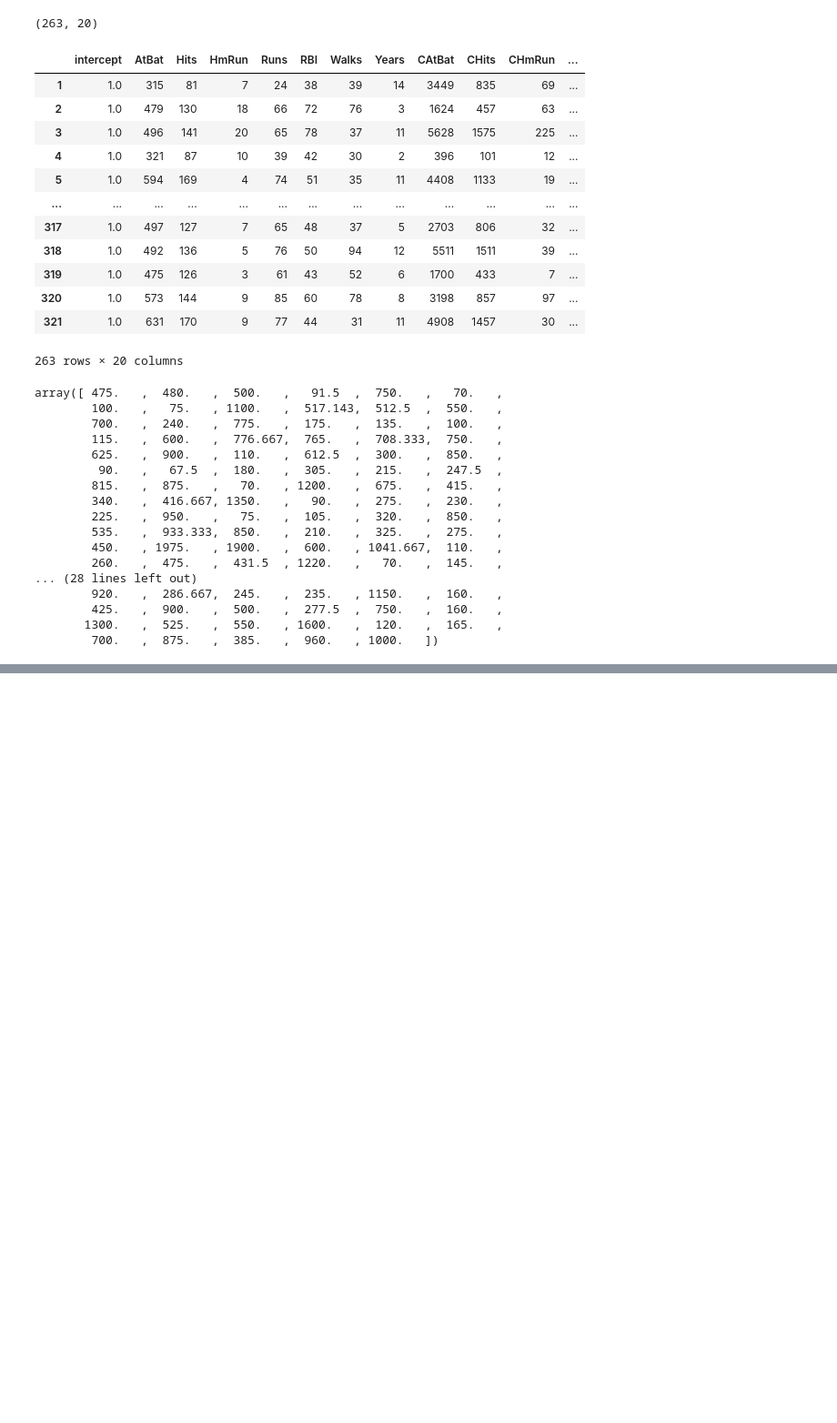
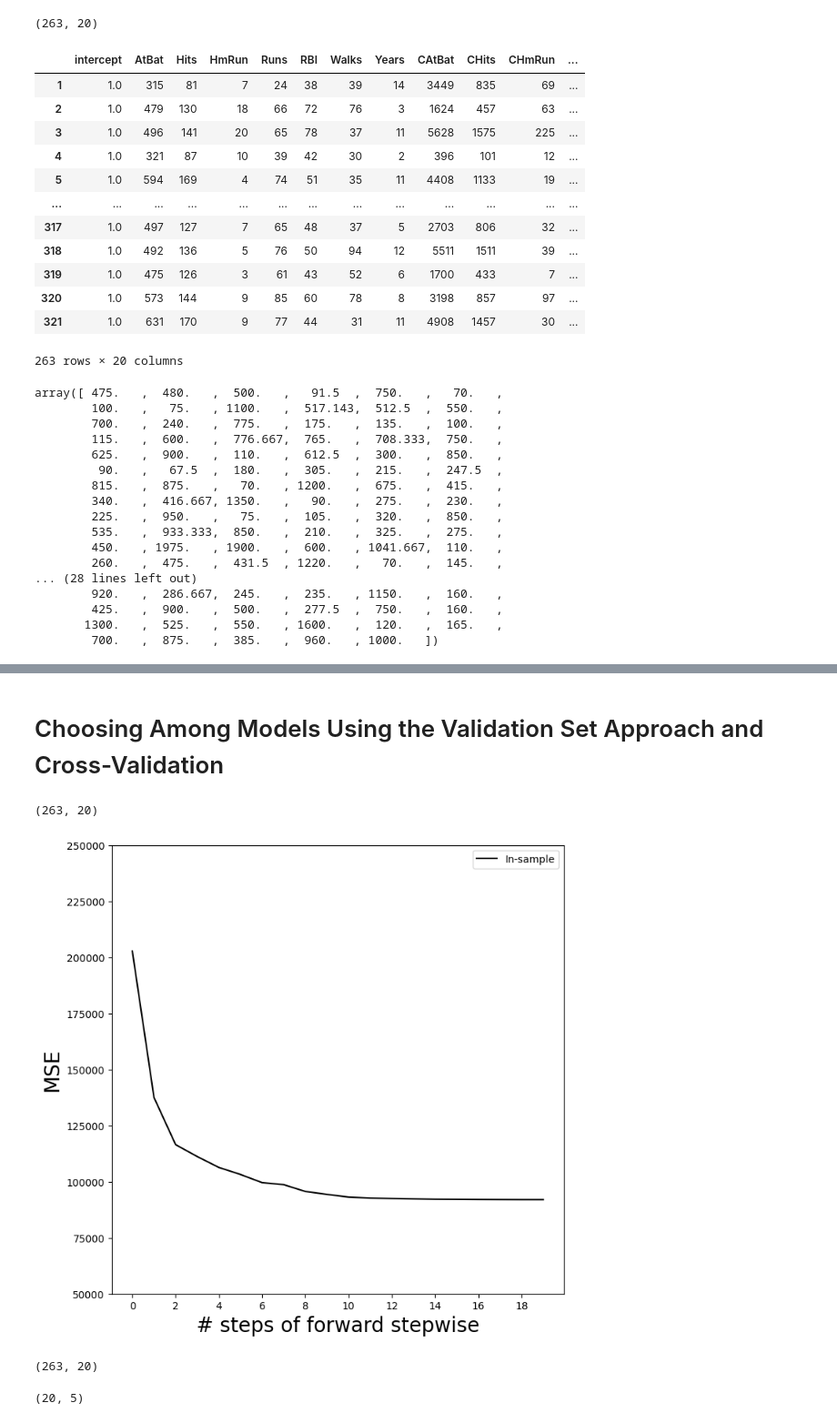
Before and after one commit to AshfordLee/Stanford_CS189, a Jupyter notebook: ISL_python/Ch6/Lab6.ipynb, the cells around one changed output, grey strips where cells are left out. Shown at 91% size. Saved outputs shown, nothing was run; the diff lists cells and outputs as text; code cells hidden in the pictures; blank space fills up the shorter version.

```diff
--- a/ISL_python/Ch6/Lab6.ipynb
+++ b/ISL_python/Ch6/Lab6.ipynb
@@ -105,3 +106,7 @@ strategy=Stepwise.first_peak(
     direction='forward',
     max_terms=len(design.terms)
 )
+# %%
+hitters_MSE=sklearn_selected(OLS,strategy)
+hitters_MSE.fit(Hitters,Y)
+hitters_MSE.selected_state_
@@ -107,0 +133,4 @@ strategy=Stepwise.first_peak(
+# %%
+hitters_Cp=sklearn_selected(OLS,strategy,scoring=neg_Cp)
+hitters_Cp.fit(Hitters,Y)
+hitters_Cp.selected_state_
@@ -107,0 +148,50 @@ strategy=Stepwise.first_peak(
+# %% [markdown]
+# Choosing Among Models Using the Validation Set Approach and Cross-Validation
+# %%
+strategy=Stepwise.fixed_steps(design,len(design.terms),direction='forward')
+
+full_path=sklearn_selection_path(OLS,strategy)
+# %%
+full_path.fit(Hitters,Y)
+Yhat_in=full_path.predict(Hitters)
+Yhat_in.shape
+# %% [output]
+(263, 20)
+# %%
+mse_fig,ax=subplots(figsize=(8,8))
+insample_mse=((Yhat_in-Y[:,None])**2).mean(0)
+n_steps=insample_mse.shape[0]
+ax.plot(np.arange(n_steps),
+insample_mse ,
+'k', # color black
+label='In-sample')
+ax.set_ylabel('MSE',
+fontsize=20)
+ax.set_xlabel('# steps of forward stepwise',
+fontsize=20)
+ax.set_xticks(np.arange(n_steps)[::2])
+ax.legend()
+ax.set_ylim([50000,250000]);
+# %% [output]
+[figure, added]
+# %%
+K=5
+kfold=skm.KFold(K,random_state=0,shuffle=True)
+
+Yhat_cv=skm.cross_val_predict(full_path,Hitters,Y,cv=kfold)
+
+Yhat_cv.shape
+# %% [output]
+(263, 20)
+# %%
+cv_mse=[]
+
+for train_idx,test_idx in kfold.split(Y):
+
+    errors=(Yhat_cv[test_idx]-Y[test_idx,None])**2
+    cv_mse.append(errors.mean(0))
+
+cv_mse=np.array(cv_mse).T
+cv_mse.shape
+# %% [output]
+(20, 5)
```
Also changed, not shown: parts of 56 cells of this notebook.
